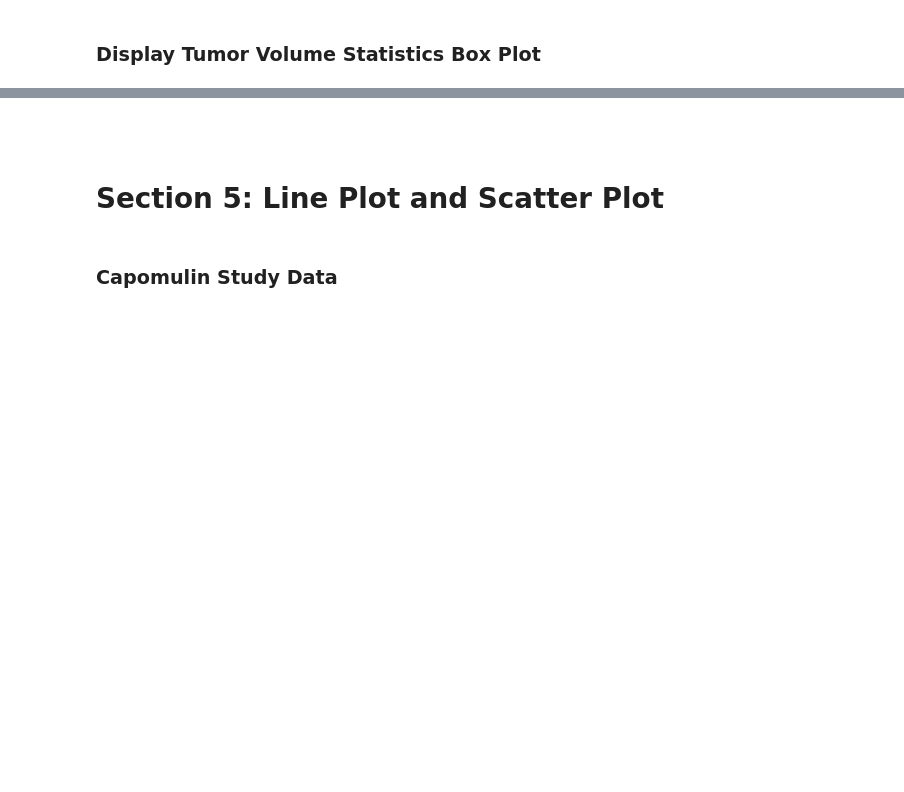
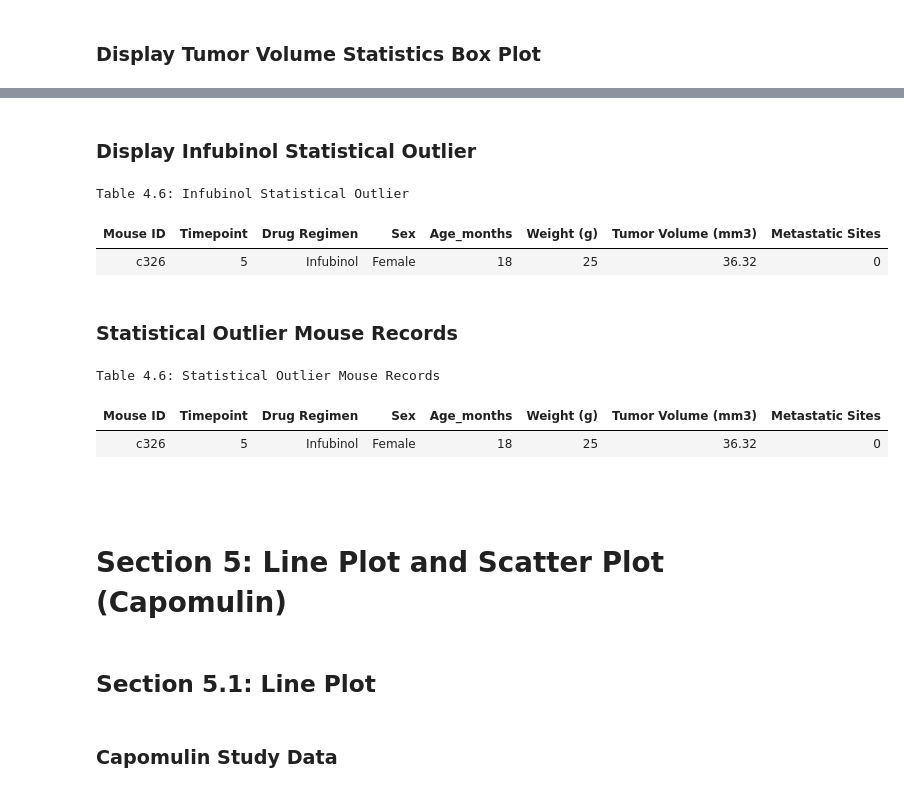
Before and after one commit to njamesgeorge1223/Student-Outcomes-Analysis-with-Pandas, a Jupyter notebook: Pymaceuticals/Pymaceuticals.ipynb, the cells around one changed output, grey strips where cells are left out. Saved outputs shown, nothing was run; the diff lists cells and outputs as text; code cells hidden in the pictures; blank space fills up the shorter version.

```diff
--- a/Pymaceuticals/Pymaceuticals.ipynb
+++ b/Pymaceuticals/Pymaceuticals.ipynb
@@ -600,0 +627,13 @@ subroutine \
+# %% [markdown]
+### **Display Infubinol Statistical Outlier**
+# %%
+function \
+    .ReturnStylerObjectStandardFormat \
+        (infubinolOutlierDataFrame,
+         'Table 4.6: Infubinol Statistical Outlier')
+# %% [output]
+Table 4.6: Infubinol Statistical Outlier
+| Mouse ID | Timepoint | Drug Regimen | Sex | Age_months | Weight (g) | Tumor Volume (mm3) | Metastatic Sites |
+| c326 | 5 | Infubinol | Female | 18 | 25 | 36.32 | 0 |
+# %% [markdown]
+### **Statistical Outlier Mouse Records**
@@ -601,5 +652,16 @@ subroutine \
+# %%
+function \
+    .ReturnStylerObjectStandardFormat \
+        (infubinolOutlierMouseDataFrame,
+         'Table 4.6: Statistical Outlier Mouse Records')
+# %% [output]
+Table 4.6: Statistical Outlier Mouse Records
+| Mouse ID | Timepoint | Drug Regimen | Sex | Age_months | Weight (g) | Tumor Volume (mm3) | Metastatic Sites |
+| c326 | 5 | Infubinol | Female | 18 | 25 | 36.32 | 0 |
 # %% [markdown]
- # <br> **Section 5: Line Plot and Scatter Plot**
+ # <br> **Section 5: Line Plot and Scatter Plot (Capomulin)**
+# %% [markdown]
+## **Section 5.1: Line Plot**
 # %% [markdown]
 ### **Capomulin Study Data**
 # %%
```
Also changed, not shown: parts of 21 cells of this notebook, 3 other files.
